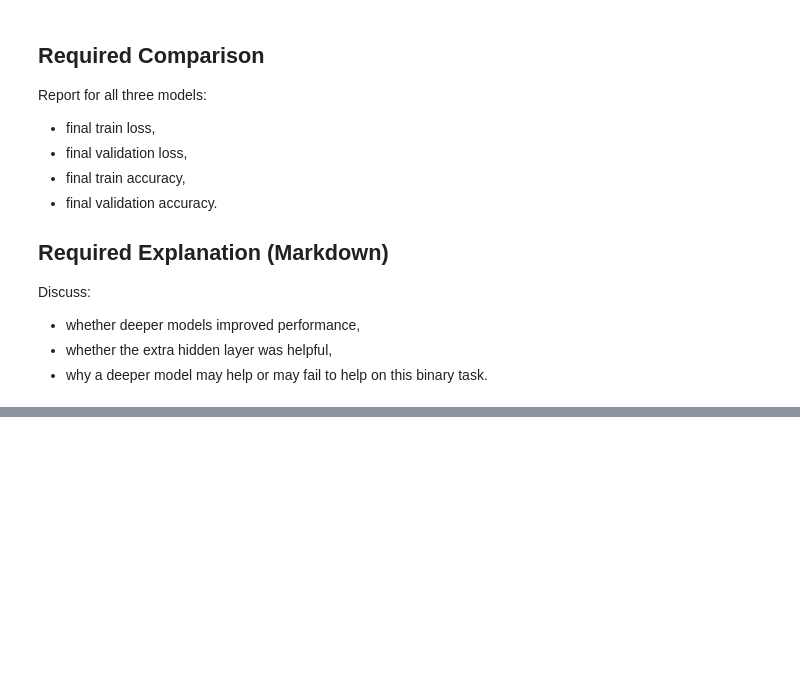
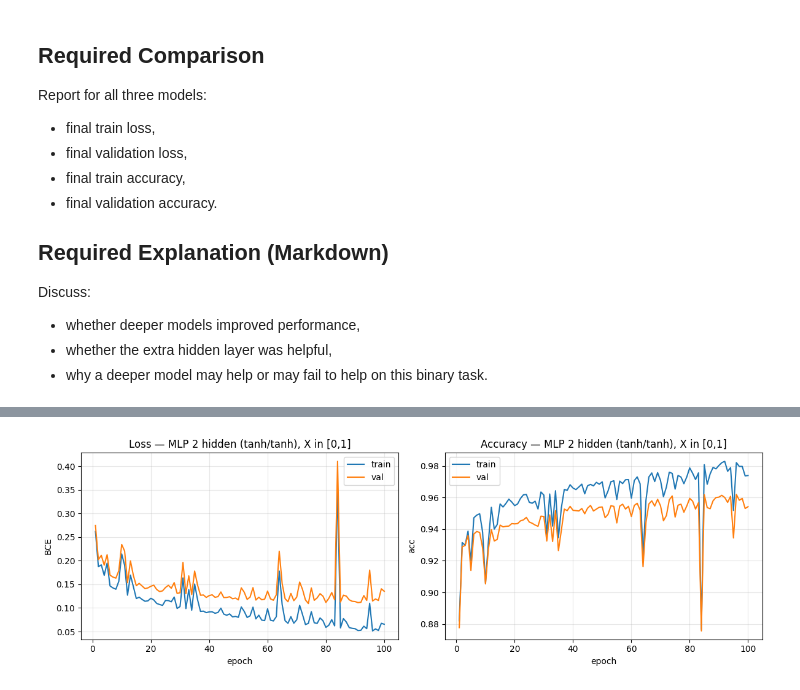
Before and after one commit to Owczany/Semestr-6, a Jupyter notebook: neural_networks/assignments/list_3/task.ipynb, the cells around one changed output, grey strips where cells are left out. Drawn from its saved outputs; the diff is of its cells as text; code cells hidden in the pictures; blank space fills up the shorter version.

```diff
--- a/neural_networks/assignments/list_3/task.ipynb
+++ b/neural_networks/assignments/list_3/task.ipynb
@@ -369,3 +777,84 @@ Discuss:
 * whether deeper models improved performance,
 * whether the extra hidden layer was helpful,
 * why a deeper model may help or may fail to help on this binary task.
+# %%
+# === Task 4: MLP with 2 hidden layers (manual forward, autograd grads, manual updates) ===
+def init_mlp2(d_in, h1, h2, weight_scale=0.05):
+    # Init on CPU for reproducibility; then move to CUDA if available.
+    g = torch.Generator().manual_seed(SEED)
+    W1 = (weight_scale * torch.randn(h1, d_in, generator=g)).to(device).requires_grad_(True)
+    b1 = torch.zeros(h1, device=device, requires_grad=True)
+    W2 = (weight_scale * torch.randn(h2, h1, generator=g)).to(device).requires_grad_(True)
+    b2 = torch.zeros(h2, device=device, requires_grad=True)
+    W3 = (weight_scale * torch.randn(1, h2, generator=g)).to(device).requires_grad_(True)
+    b3 = torch.zeros(1, device=device, requires_grad=True)
+    return [W1, b1, W2, b2, W3, b3]
+
+def forward_mlp2(X, params):
+    W1, b1, W2, b2, W3, b3 = params
+    z1 = X @ W1.T + b1
+    a1 = torch.tanh(z1)
+    z2 = a1 @ W2.T + b2
+    a2 = torch.tanh(z2)
+    z3 = a2 @ W3.T + b3
+    y_hat = sigmoid(z3)
+    return y_hat
+
+@torch.no_grad()
+def eval_mlp2(X, y, params, batch_size=512):
+    ds = TensorDataset(X, y)
+    dl = DataLoader(ds, batch_size=batch_size, shuffle=False)
+    losses, accs = [], []
+    for xb, yb in dl:
+        xb = xb.to(device)
+        yb = yb.to(device)
+        y_hat = forward_mlp2(xb, params)
+        losses.append(bce_loss(y_hat, yb).item())
+        accs.append(accuracy(y_hat, yb).item())
+    return float(np.mean(losses)), float(np.mean(accs))
+
+def train_mlp2(X_train, y_train, X_val, y_val, h1=128, h2=64, lr=0.1, epochs=100, batch_size=256, weight_scale=0.05):
+    d_in = X_train.shape[1]
+    params = init_mlp2(d_in, h1=h1, h2=h2, weight_scale=weight_scale)
+    ds = TensorDataset(X_train, y_train)
+    dl = DataLoader(ds, batch_size=batch_size, shuffle=True, generator=torch.Generator().manual_seed(SEED))
+    hist = {'train_loss': [], 'val_loss': [], 'train_acc': [], 'val_acc': []}
+
+    for epoch in range(1, epochs + 1):
+        for xb, yb in dl:
+            xb = xb.to(device)
+            yb = yb.to(device)
+            y_hat = forward_mlp2(xb, params)
+            loss = bce_loss(y_hat, yb)
+            loss.backward()
+
+            with torch.no_grad():
+                for p in params:
+                    p -= lr * p.grad
+                    p.grad.zero_()
+
+        tr_loss, tr_acc = eval_mlp2(X_train, y_train, params)
+        va_loss, va_acc = eval_mlp2(X_val, y_val, params)
+        hist['train_loss'].append(tr_loss)
+        hist['val_loss'].append(va_loss)
+        hist['train_acc'].append(tr_acc)
+        hist['val_acc'].append(va_acc)
+        if epoch in {1, 2, 5, 10, 20, 50, 100} or epoch == epochs:
+            print(f"Epoch {epoch:3d} | train loss {tr_loss:.4f} acc {tr_acc:.4f} | val loss {va_loss:.4f} acc {va_acc:.4f}")
+    return params, hist
+
+mlp2_params, mlp2_hist = train_mlp2(Xn_train, y_train, Xn_val, y_val, h1=128, h2=64, lr=0.15, epochs=100, batch_size=256)
+plot_history(mlp2_hist, title='MLP 2 hidden (tanh/tanh), X in [0,1]')
+
+# === Required comparison across 3 models ===
+final_metrics = []
+
+# Logistic regression (normalized) final
+final_metrics.append(('LogReg', hist_norm['train_loss'][-1], hist_norm['val_loss'][-1], hist_norm['train_acc'][-1], hist_norm['val_acc'][-1]))
+final_metrics.append(('MLP-1', mlp1_hist['train_loss'][-1], mlp1_hist['val_loss'][-1], mlp1_hist['train_acc'][-1], mlp1_hist['val_acc'][-1]))
+final_metrics.append(('MLP-2', mlp2_hist['train_loss'][-1], mlp2_hist['val_loss'][-1], mlp2_hist['train_acc'][-1], mlp2_hist['val_acc'][-1]))
+
+print('Model | train_loss | val_loss | train_acc | val_acc')
+for name, trl, val, tra, vaa in final_metrics:
+    print(f"{name:6s} | {trl:9.4f} | {val:8.4f} | {tra:9.4f} | {vaa:7.4f}")
+# %% [output]
@@ -371,0 +868 @@ Discuss:
+[figure, added]
```
Also changed, not shown: parts of 15 cells of this notebook, 1 other file.
